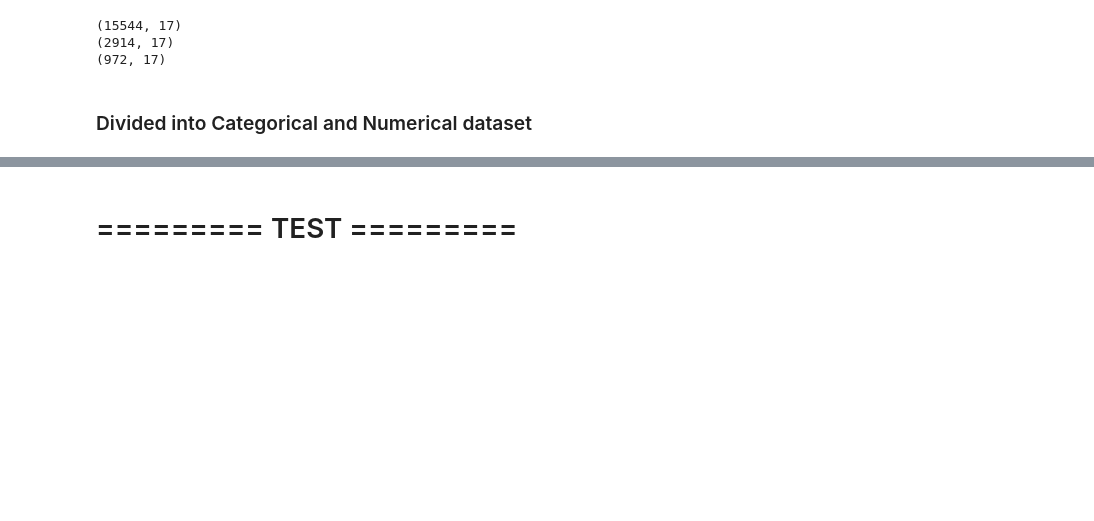
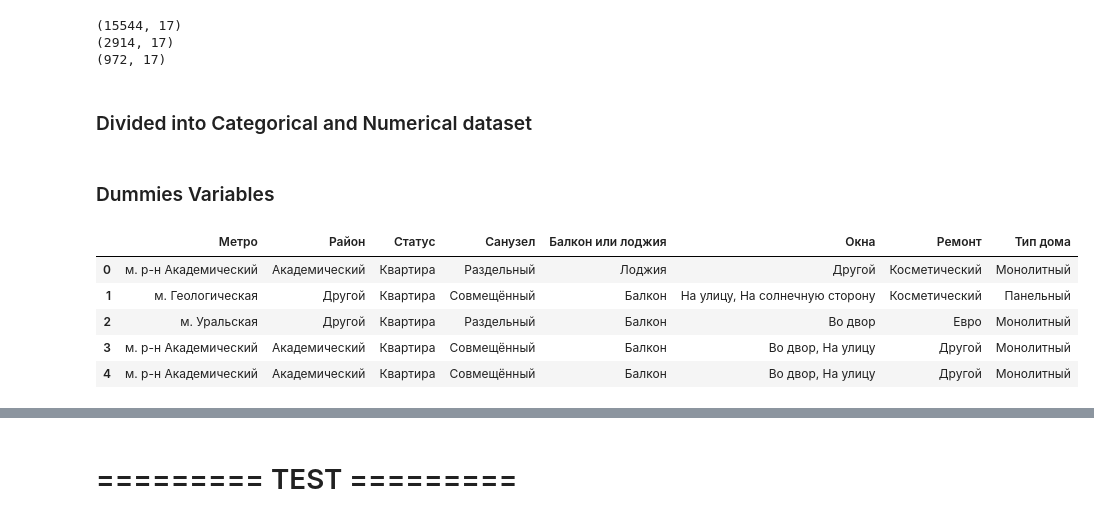
Before and after one commit to kuldii/avito_project, a Jupyter notebook: main.ipynb, the cells around one changed output, grey strips where cells are left out. Cells and saved outputs as stored; diff of their text form; code cells hidden in the pictures; blank space fills up the shorter version.

Commit message:
feat: change categorical into numerical with dummies representation number

```diff
--- a/main.ipynb
+++ b/main.ipynb
@@ -191,3 +191,15 @@ test_num_df = test_df[numerical_columns]
 test_cat_df = test_df[categorical_columns]
 val_num_df = val_df[numerical_columns]
 val_cat_df = val_df[categorical_columns]
+# %% [markdown]
+### Dummies Variables
+# %%
+preprocessing_categorical_columns = ['Метро', 'Район', 'Статус', 'Санузел', 'Балкон или лоджия', 'Окна', 'Ремонт', 'Тип дома']
+main_df[preprocessing_categorical_columns].head()
+# %% [output]
+|  | Метро | Район | Статус | Санузел | Балкон или лоджия | Окна | Ремонт | Тип дома |
+| 0 | м. р-н Академический | Академический | Квартира | Раздельный | Лоджия | Другой | Косметический | Монолитный |
+| 1 | м. Геологическая | Другой | Квартира | Совмещённый | Балкон | На улицу, На солнечную сторону | Косметический | Панельный |
+| 2 | м. Уральская | Другой | Квартира | Раздельный | Балкон | Во двор | Евро | Монолитный |
+| 3 | м. р-н Академический | Академический | Квартира | Совмещённый | Балкон | Во двор, На улицу | Другой | Монолитный |
+| 4 | м. р-н Академический | Академический | Квартира | Совмещённый | Балкон | Во двор, На улицу | Другой | Монолитный |
```
Also changed, not shown: parts of 1 cell of this notebook.
